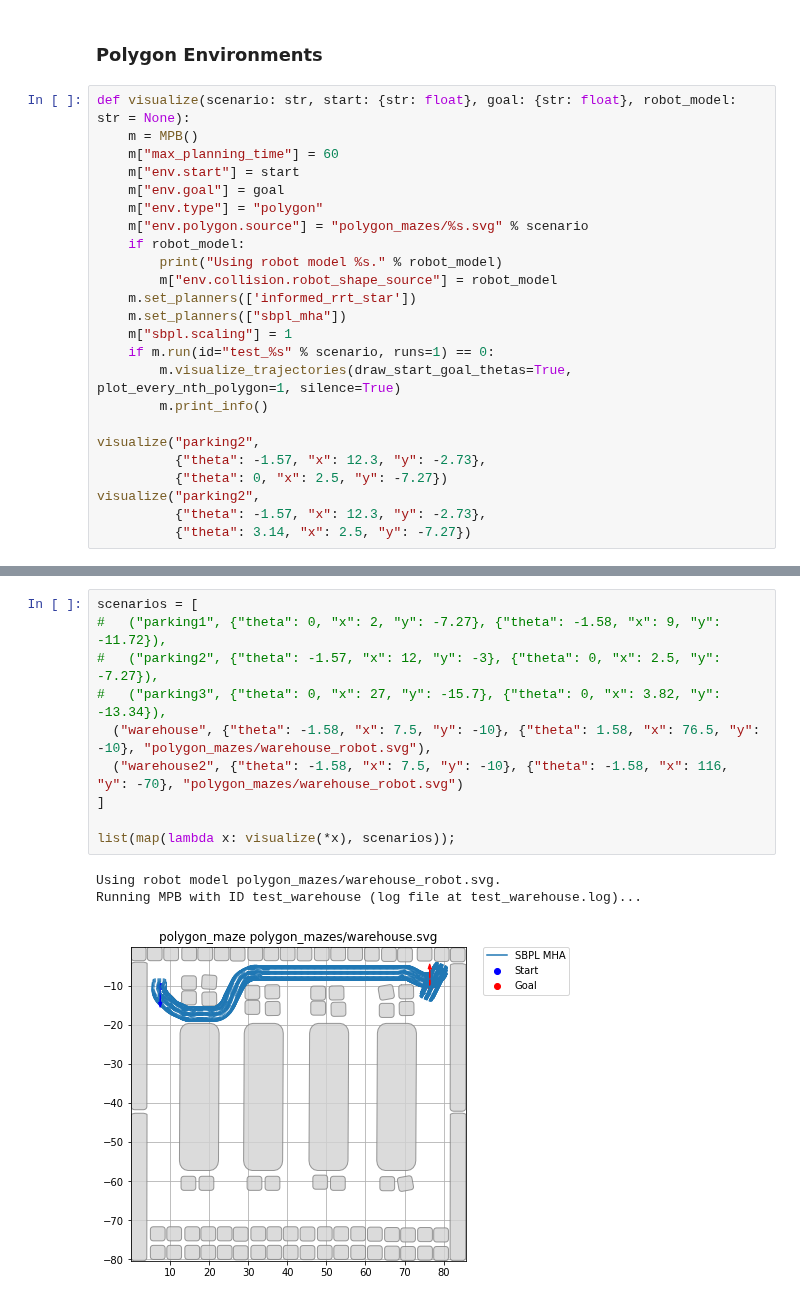
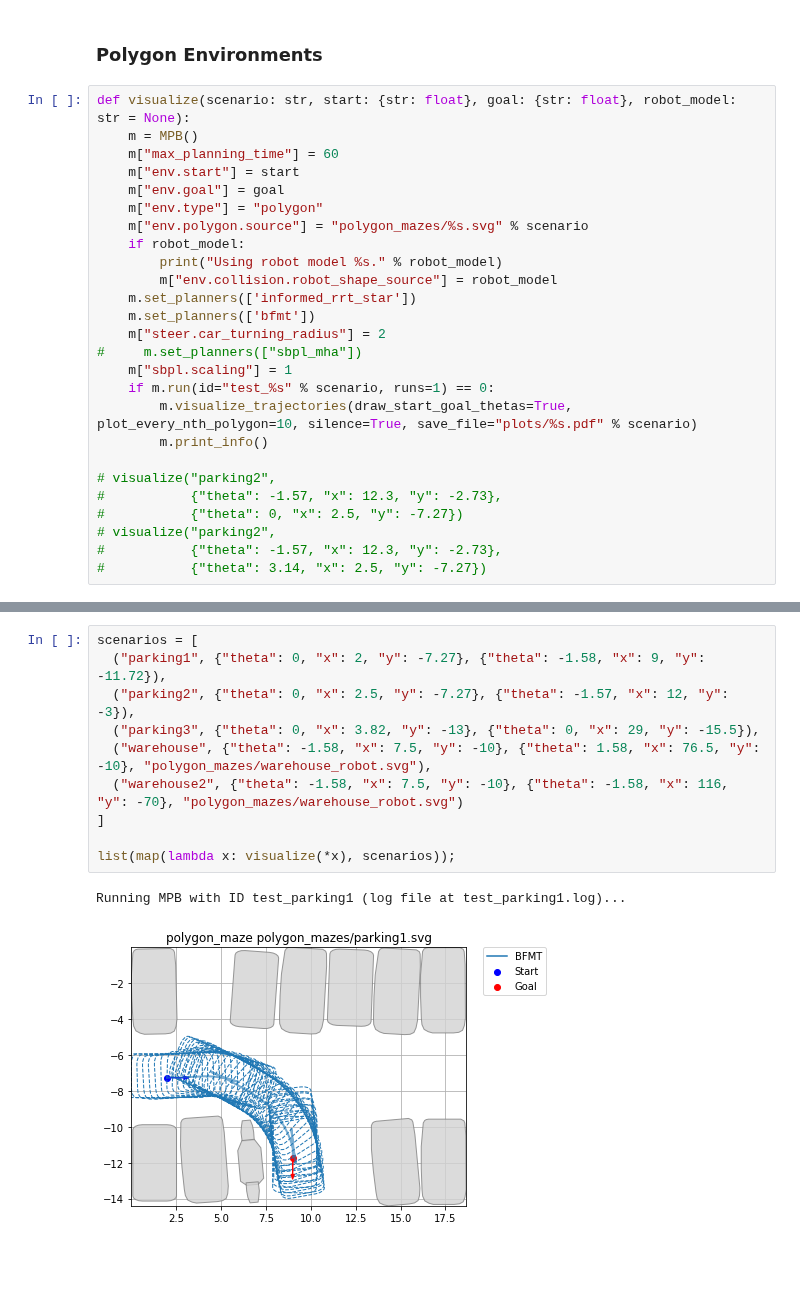
Before and after one commit to robot-motion/bench-mr, a Jupyter notebook: plotting/Polygon Worlds Testing.ipynb, the cells around one changed output, grey strips where cells are left out. Drawn from its saved outputs; the diff is of its cells as text; blank space fills up the shorter version.

Commit message:
Add new cover figure; update timing details

```diff
--- a/plotting/Polygon Worlds Testing.ipynb
+++ b/plotting/Polygon Worlds Testing.ipynb
@@ -33,15 +30,17 @@ def visualize(scenario: str, start: {str: float}, goal: {str: float}, robot_mode
         print("Using robot model %s." % robot_model)
         m["env.collision.robot_shape_source"] = robot_model
     m.set_planners(['informed_rrt_star'])
-    m.set_planners(["sbpl_mha"])
+    m.set_planners(['bfmt'])
+    m["steer.car_turning_radius"] = 2
+#     m.set_planners(["sbpl_mha"])
     m["sbpl.scaling"] = 1
     if m.run(id="test_%s" % scenario, runs=1) == 0:
-        m.visualize_trajectories(draw_start_goal_thetas=True, plot_every_nth_polygon=1, silence=True)
+        m.visualize_trajectories(draw_start_goal_thetas=True, plot_every_nth_polygon=10, silence=True, save_file="plots/%s.pdf" % scenario)
         m.print_info()
 
-visualize("parking2",
-          {"theta": -1.57, "x": 12.3, "y": -2.73},
-          {"theta": 0, "x": 2.5, "y": -7.27})
-visualize("parking2",
-          {"theta": -1.57, "x": 12.3, "y": -2.73},
-          {"theta": 3.14, "x": 2.5, "y": -7.27})
+# visualize("parking2",
+#           {"theta": -1.57, "x": 12.3, "y": -2.73},
+#           {"theta": 0, "x": 2.5, "y": -7.27})
+# visualize("parking2",
+#           {"theta": -1.57, "x": 12.3, "y": -2.73},
+#           {"theta": 3.14, "x": 2.5, "y": -7.27})
@@ -70,16 +47,15 @@ Running MPB with ID test_parking2 (log file at test_parking2.log)...
 # %%
 scenarios = [
-#   ("parking1", {"theta": 0, "x": 2, "y": -7.27}, {"theta": -1.58, "x": 9, "y": -11.72}),
-#   ("parking2", {"theta": -1.57, "x": 12, "y": -3}, {"theta": 0, "x": 2.5, "y": -7.27}),
-#   ("parking3", {"theta": 0, "x": 27, "y": -15.7}, {"theta": 0, "x": 3.82, "y": -13.34}),
+  ("parking1", {"theta": 0, "x": 2, "y": -7.27}, {"theta": -1.58, "x": 9, "y": -11.72}),
+  ("parking2", {"theta": 0, "x": 2.5, "y": -7.27}, {"theta": -1.57, "x": 12, "y": -3}),
+  ("parking3", {"theta": 0, "x": 3.82, "y": -13}, {"theta": 0, "x": 29, "y": -15.5}),
   ("warehouse", {"theta": -1.58, "x": 7.5, "y": -10}, {"theta": 1.58, "x": 76.5, "y": -10}, "polygon_mazes/warehouse_robot.svg"),
   ("warehouse2", {"theta": -1.58, "x": 7.5, "y": -10}, {"theta": -1.58, "x": 116, "y": -70}, "polygon_mazes/warehouse_robot.svg")
 ]
 
 list(map(lambda x: visualize(*x), scenarios));
 # %% [output]
-Using robot model polygon_mazes/warehouse_robot.svg.
-Running MPB with ID test_warehouse (log file at test_warehouse.log)...
+Running MPB with ID test_parking1 (log file at test_parking1.log)...
-[figure, old version]
+[figure, new version]
 +++++++++++++++++++++++++ Run #0 (1 / 1) +++++++++++++++++++++++++
 + Steering:        CC Reeds-Shepp
```
Also changed, not shown: parts of 6 cells of this notebook, 1 other file.
